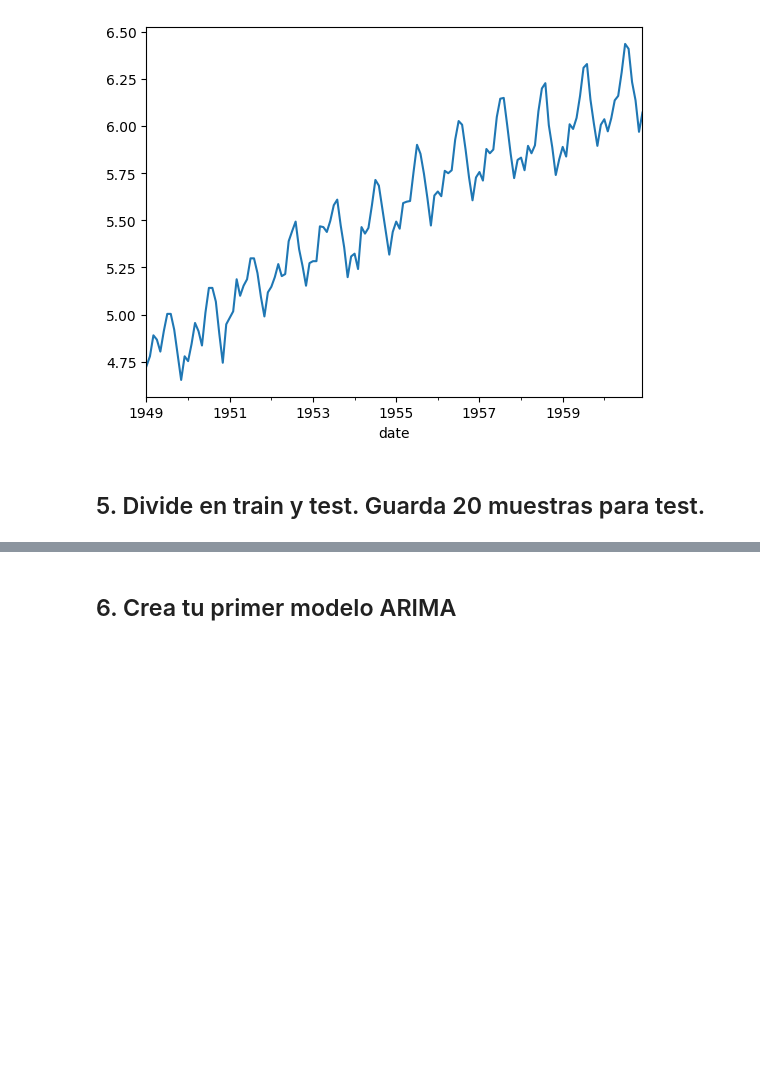
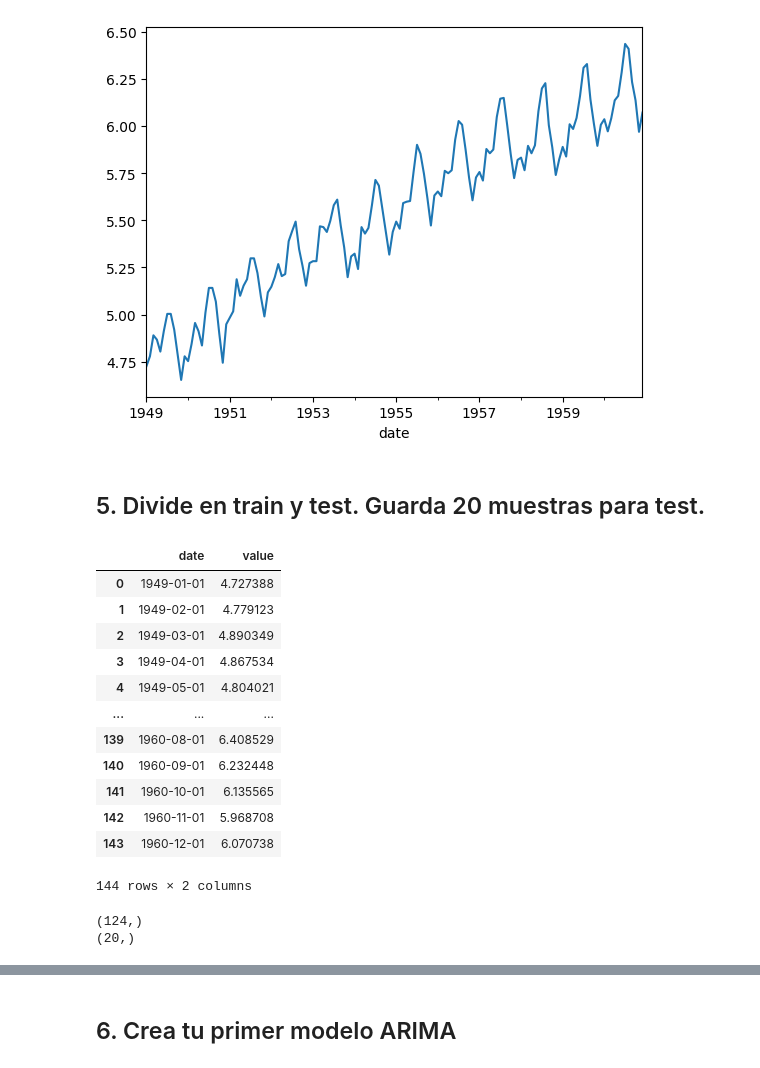
Before and after one commit to CPasData/2603_ds_ft_thebridge_Carlos, a Jupyter notebook: 3-Machine Learning/4-Series temporales/ejercicios/Air Passengers Prediction.ipynb, the cells around one changed output, grey strips where cells are left out. Saved outputs shown, nothing was run; the diff lists cells and outputs as text; code cells hidden in the pictures; blank space fills up the shorter version.

```diff
--- a/3-Machine Learning/4-Series temporales/ejercicios/Air Passengers Prediction.ipynb
+++ b/3-Machine Learning/4-Series temporales/ejercicios/Air Passengers Prediction.ipynb
@@ -143,3 +141,20 @@ df["value"].plot();
 [figure]
 # %% [markdown]
 ## 5. Divide en train y test. Guarda 20 muestras para test.
+# %%
+df.reset_index(inplace=True)
+df
+# %% [output]
+|  | date | value |
+| 0 | 1949-01-01 | 4.727388 |
+| 1 | 1949-02-01 | 4.779123 |
+| 2 | 1949-03-01 | 4.890349 |
+| 3 | 1949-04-01 | 4.867534 |
+| 4 | 1949-05-01 | 4.804021 |
+| ... | ... | ... |
+| 139 | 1960-08-01 | 6.408529 |
+| 140 | 1960-09-01 | 6.232448 |
+| 141 | 1960-10-01 | 6.135565 |
+| 142 | 1960-11-01 | 5.968708 |
+| 143 | 1960-12-01 | 6.070738 |
+144 rows × 2 columns
@@ -145,0 +163,8 @@ df["value"].plot();
+# %%
+train = df["value"][0:124]
+test = df["value"][124:]
+print(train.shape)
+print(test.shape)
+# %% [output]
+(124,)
+(20,)
```
Also changed, not shown: parts of 17 cells of this notebook, 15 other files.
